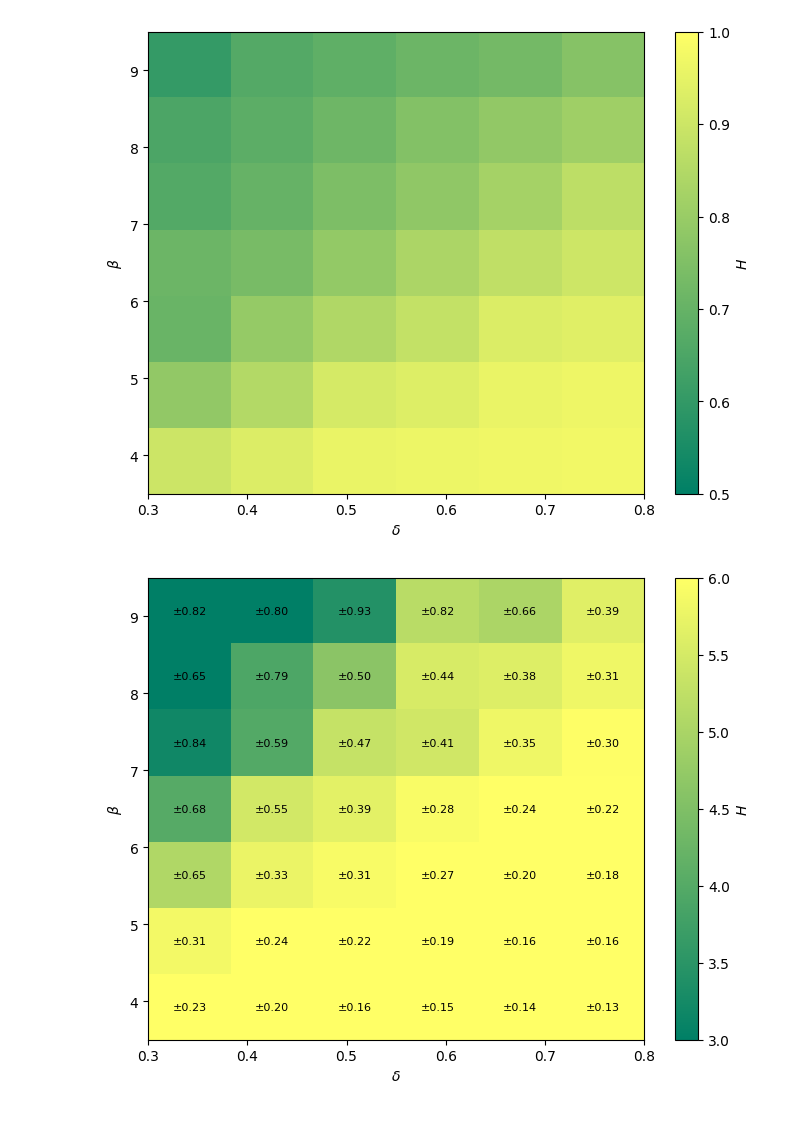
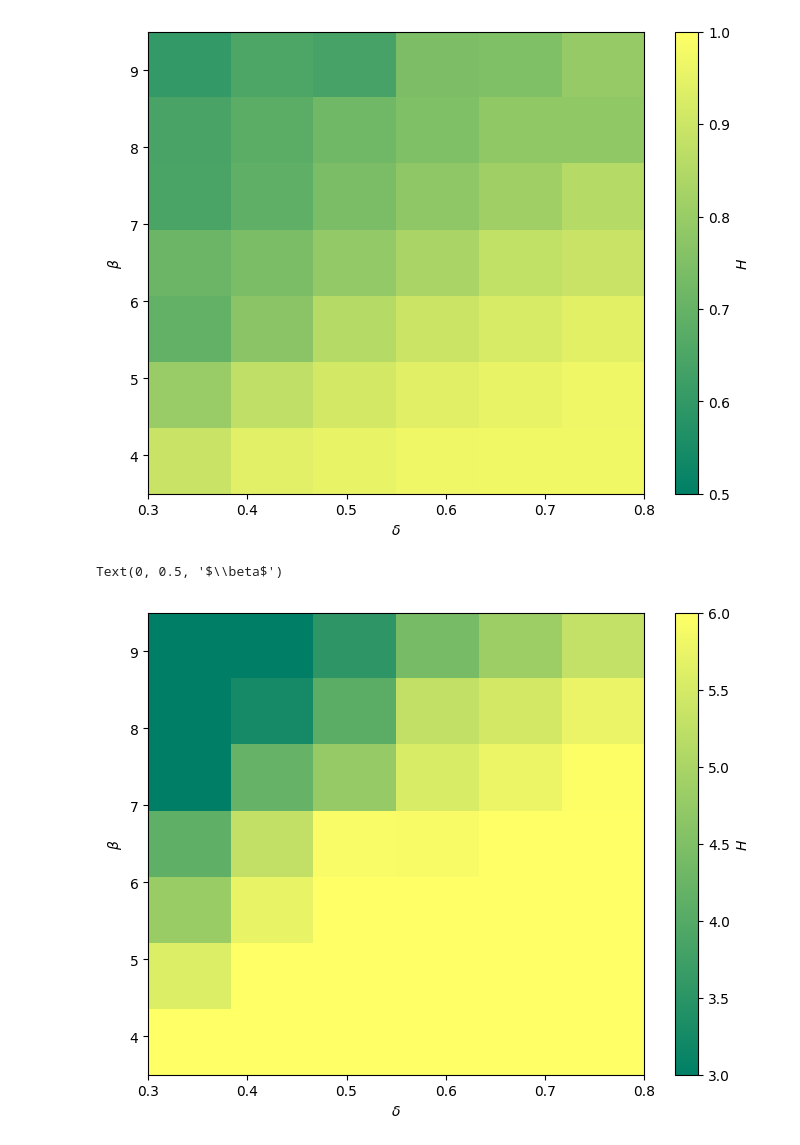
Before and after one commit to alessiopitteri/ants_swarm_functional_control, a Jupyter notebook: Environments/Ants_move/main_analysis/compute_entropy_enh.ipynb, the cells around one changed output. Saved outputs shown, nothing was run; the diff lists cells and outputs as text; code cells hidden in the pictures.

Commit message:
entropy

```diff
--- a/Environments/Ants_move/main_analysis/compute_entropy_enh.ipynb
+++ b/Environments/Ants_move/main_analysis/compute_entropy_enh.ipynb
@@ -117,7 +116,7 @@ for sim in range(n_sim):
     for b in beta:
         for d in delta:
 
-            path = f"test_results_delta_{d}_beta_{b}.npz"
+            path = f"entropy/test_results_delta_{d}_beta_{b}_enh_{sim}.npz"
 
             # 1. Carica il file .npz
             data = np.load(path)
@@ -205,46 +202,22 @@ for b in beta:
 # %%
 plt.figure(figsize=(8, 6))
-avg_entropy = individual_entropy_results
-std_entropy = individual_entropy_std_results
+avg_entropy = individual_entropy_results.mean(axis=0)  # Media su tutte le simulazioni
 
 xmin, xmax = min(delta), max(delta)
 ymin, ymax = min(beta), max(beta)
 
 plt.imshow(
     avg_entropy,
     origin='lower',
     extent=[xmin, xmax, ymin, ymax],
     aspect='auto',
     cmap='summer',
     vmin=3,
     vmax=6
 )
 plt.colorbar(label=r'${H}$')
 plt.xlabel(r'$\delta$')
 plt.ylabel(r'$\beta$')
-
-n_rows, n_cols = std_entropy.shape
-
-# Calcolo delle dimensioni di una singola cella
-dx = (xmax - xmin) / n_cols
-dy = (ymax - ymin) / n_rows
-
-# Calcolo dei centri esatti di ogni cella
-x_centers = xmin + (np.arange(n_cols) + 0.5) * dx
-y_centers = ymin + (np.arange(n_rows) + 0.5) * dy
-
-# Inserimento del testo perfettamente al centro
-for i in range(n_rows):
-  for j in range(n_cols):
-    val = std_entropy[i, j]
-    plt.text(
-        x_centers[j],
-        y_centers[i],
-        f'±{val:.2f}',
-        ha='center',
-        va='center',
-        color='black',
-        fontsize=8,
-    )
 # %% [output]
+Text(0, 0.5, '$\\beta$')
-[figure, old version]
+[figure, new version]
```
Also changed, not shown: parts of 2 cells of this notebook, 2 other files.
